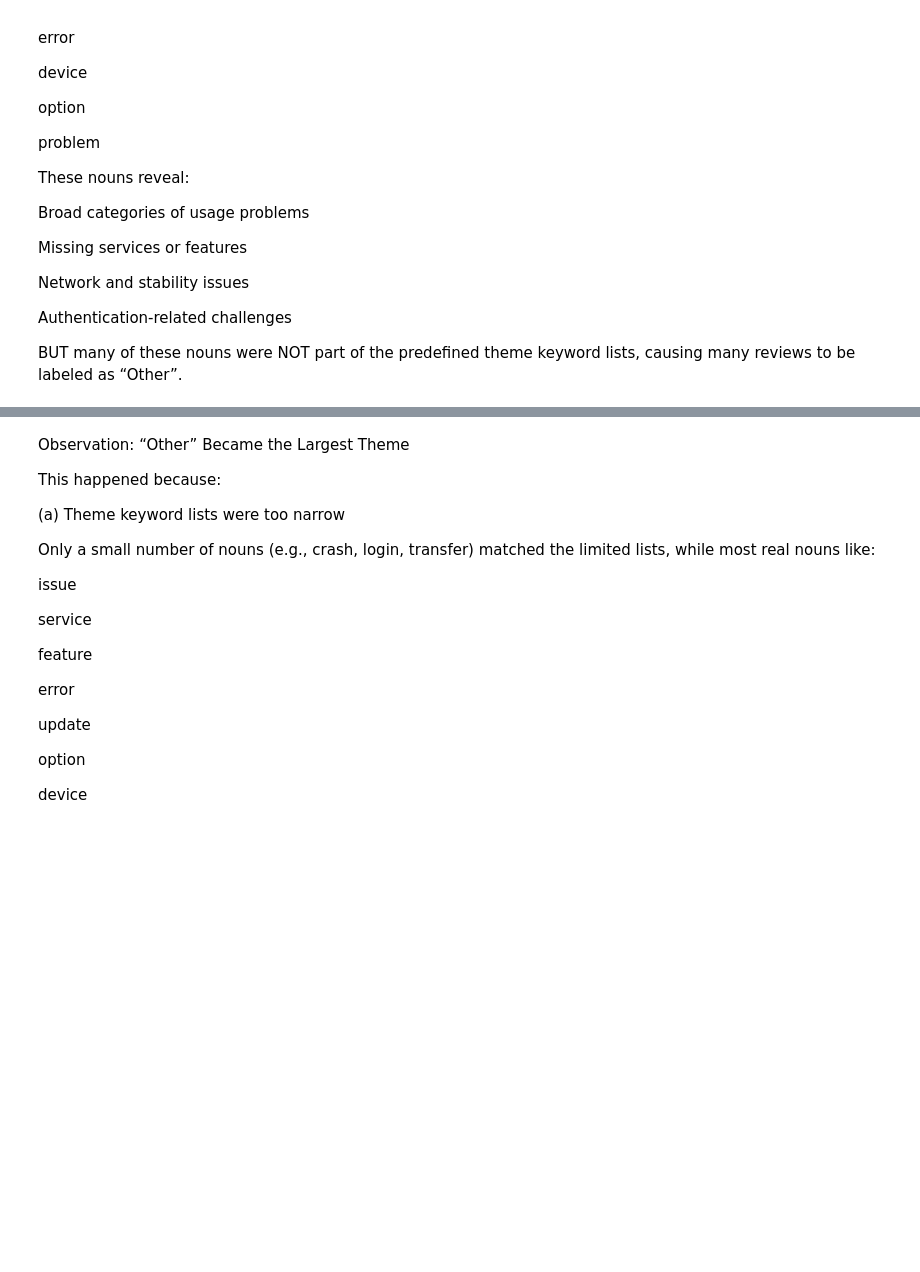
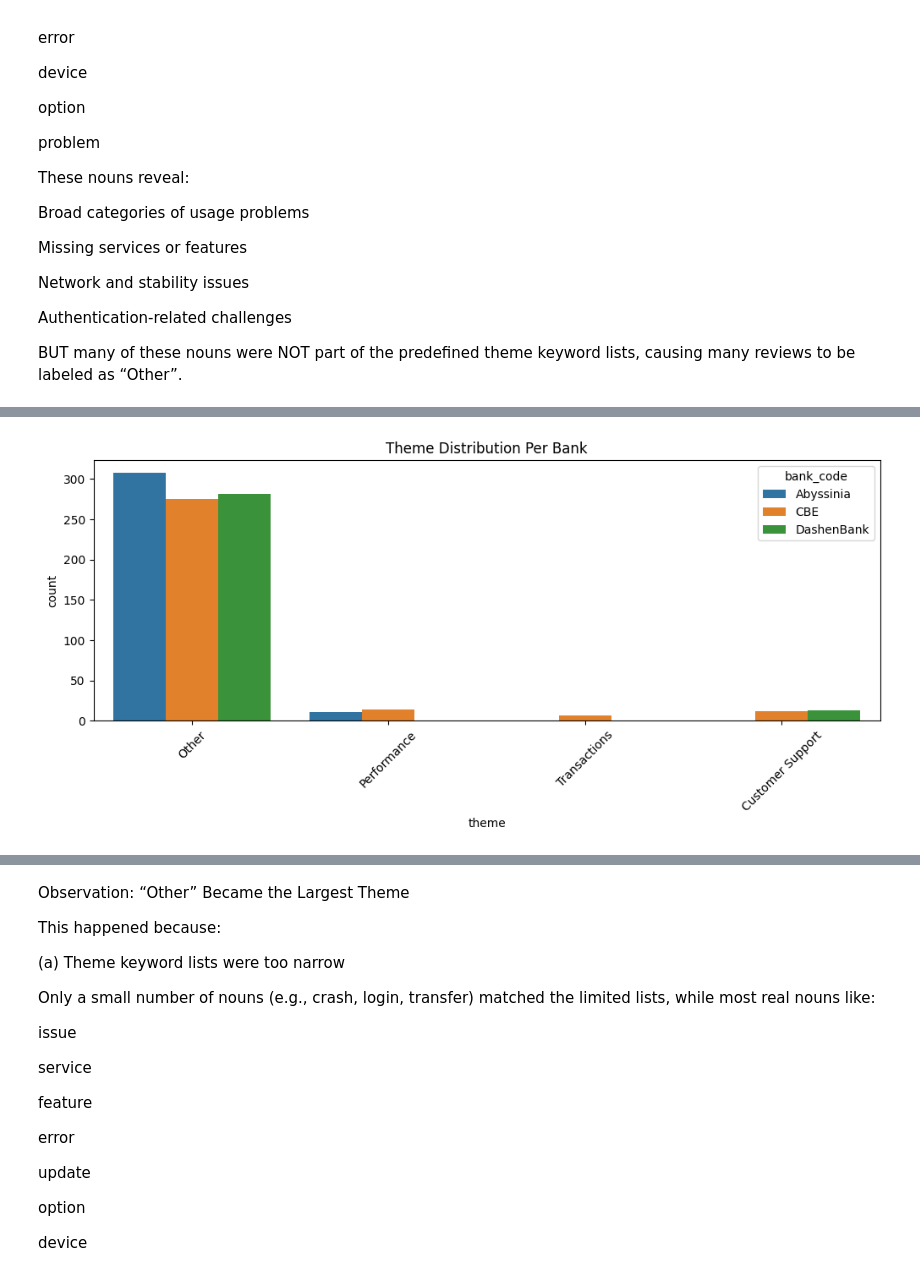
Before and after one commit to abenezer4/bank-reviews-analytics, a Jupyter notebook: notebooks/task_2.ipynb, the cells around one changed output, grey strips where cells are left out. Cells and saved outputs as stored; diff of their text form; code cells hidden in the pictures; blank space fills up the shorter version.

```diff
--- a/notebooks/task_2.ipynb
+++ b/notebooks/task_2.ipynb
@@ -254,0 +303,9 @@ plt.show()
+# %%
+plt.figure(figsize=(12, 4))
+
+sns.countplot(data=df, x="theme", hue="bank_code")
+plt.title("Theme Distribution Per Bank")
+plt.xticks(rotation=45)
+plt.show()
+# %% [output]
+[figure, added]
```
Also changed, not shown: parts of 14 cells of this notebook, 5 other files.
